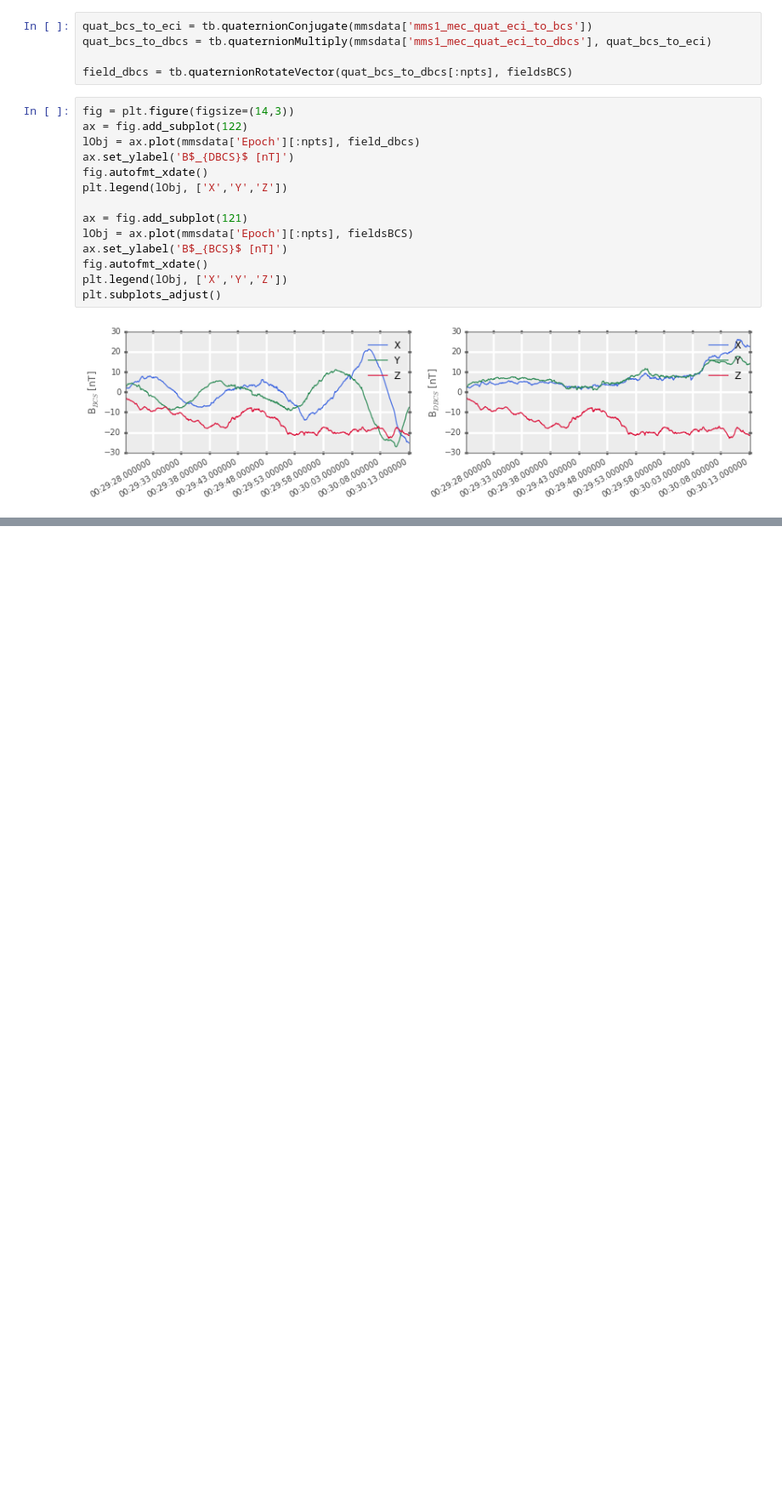
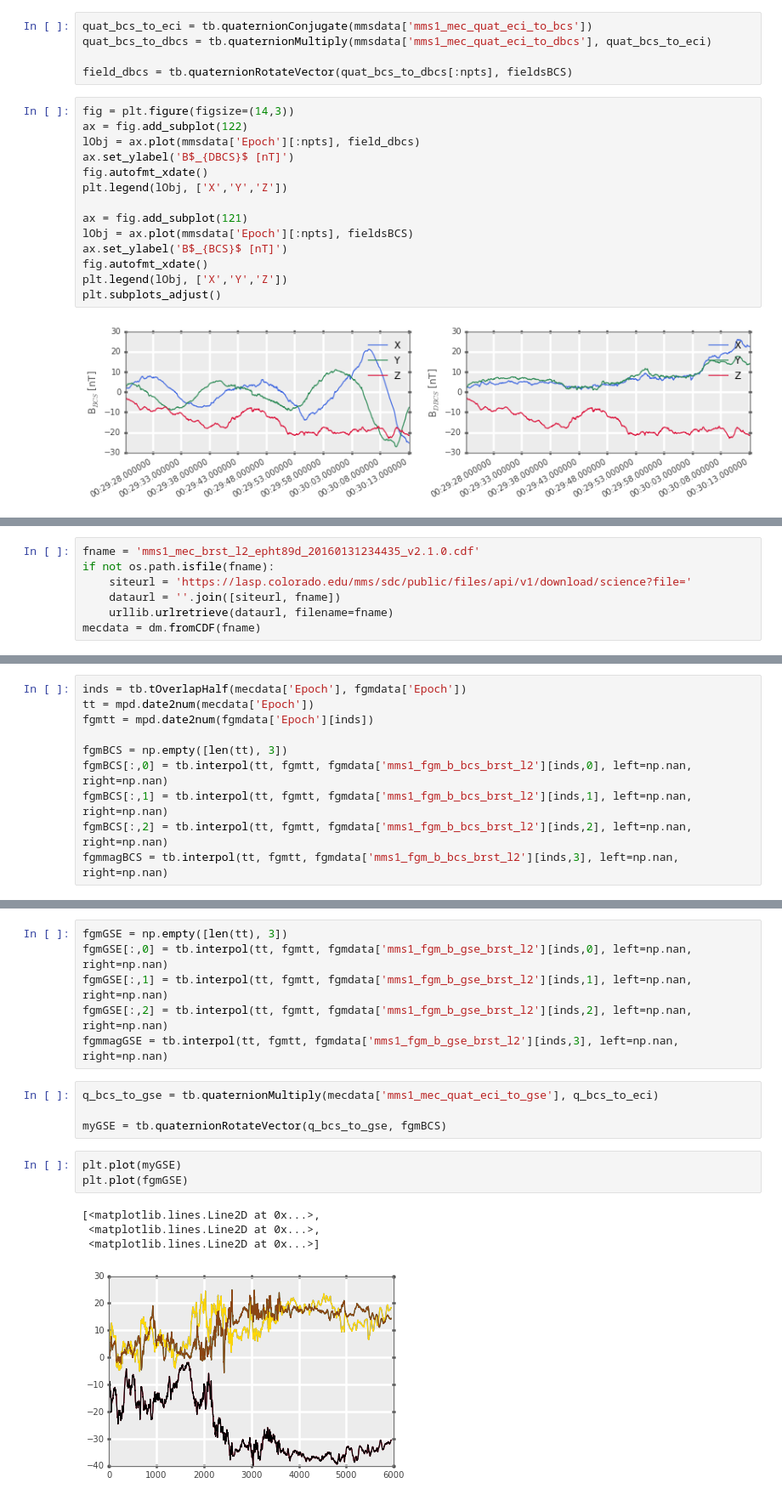
Before and after one commit to drsteve/Notebooks, a Jupyter notebook: MEC_Ephemeris_Intro.ipynb, the cells around one changed output, grey strips where cells are left out. Shown at 85% size. Cells and saved outputs as stored; diff of their text form; blank space fills up the shorter version.

```diff
--- a/MEC_Ephemeris_Intro.ipynb
+++ b/MEC_Ephemeris_Intro.ipynb
@@ -256,0 +268,7 @@ plt.subplots_adjust()
+# %%
+fname = 'mms1_mec_brst_l2_epht89d_20160131234435_v2.1.0.cdf'
+if not os.path.isfile(fname):
+    siteurl = 'https://lasp.colorado.edu/mms/sdc/public/files/api/v1/download/science?file='
+    dataurl = ''.join([siteurl, fname])
+    urllib.urlretrieve(dataurl, filename=fname)
+mecdata = dm.fromCDF(fname)
@@ -256,0 +295,10 @@ plt.subplots_adjust()
+# %%
+inds = tb.tOverlapHalf(mecdata['Epoch'], fgmdata['Epoch'])
+tt = mpd.date2num(mecdata['Epoch'])
+fgmtt = mpd.date2num(fgmdata['Epoch'][inds])
+
+fgmBCS = np.empty([len(tt), 3])
+fgmBCS[:,0] = tb.interpol(tt, fgmtt, fgmdata['mms1_fgm_b_bcs_brst_l2'][inds,0], left=np.nan, right=np.nan)
+fgmBCS[:,1] = tb.interpol(tt, fgmtt, fgmdata['mms1_fgm_b_bcs_brst_l2'][inds,1], left=np.nan, right=np.nan)
+fgmBCS[:,2] = tb.interpol(tt, fgmtt, fgmdata['mms1_fgm_b_bcs_brst_l2'][inds,2], left=np.nan, right=np.nan)
+fgmmagBCS = tb.interpol(tt, fgmtt, fgmdata['mms1_fgm_b_bcs_brst_l2'][inds,3], left=np.nan, right=np.nan)
@@ -256,0 +317,18 @@ plt.subplots_adjust()
+# %%
+fgmGSE = np.empty([len(tt), 3])
+fgmGSE[:,0] = tb.interpol(tt, fgmtt, fgmdata['mms1_fgm_b_gse_brst_l2'][inds,0], left=np.nan, right=np.nan)
+fgmGSE[:,1] = tb.interpol(tt, fgmtt, fgmdata['mms1_fgm_b_gse_brst_l2'][inds,1], left=np.nan, right=np.nan)
+fgmGSE[:,2] = tb.interpol(tt, fgmtt, fgmdata['mms1_fgm_b_gse_brst_l2'][inds,2], left=np.nan, right=np.nan)
+fgmmagGSE = tb.interpol(tt, fgmtt, fgmdata['mms1_fgm_b_gse_brst_l2'][inds,3], left=np.nan, right=np.nan)
+# %%
+q_bcs_to_gse = tb.quaternionMultiply(mecdata['mms1_mec_quat_eci_to_gse'], q_bcs_to_eci)
+
+myGSE = tb.quaternionRotateVector(q_bcs_to_gse, fgmBCS)
+# %%
+plt.plot(myGSE)
+plt.plot(fgmGSE)
+# %% [output]
+[<matplotlib.lines.Line2D at 0x...>,
+ <matplotlib.lines.Line2D at 0x...>,
+ <matplotlib.lines.Line2D at 0x...>]
+[figure, added]
```
Also changed, not shown: parts of 10 cells of this notebook.
